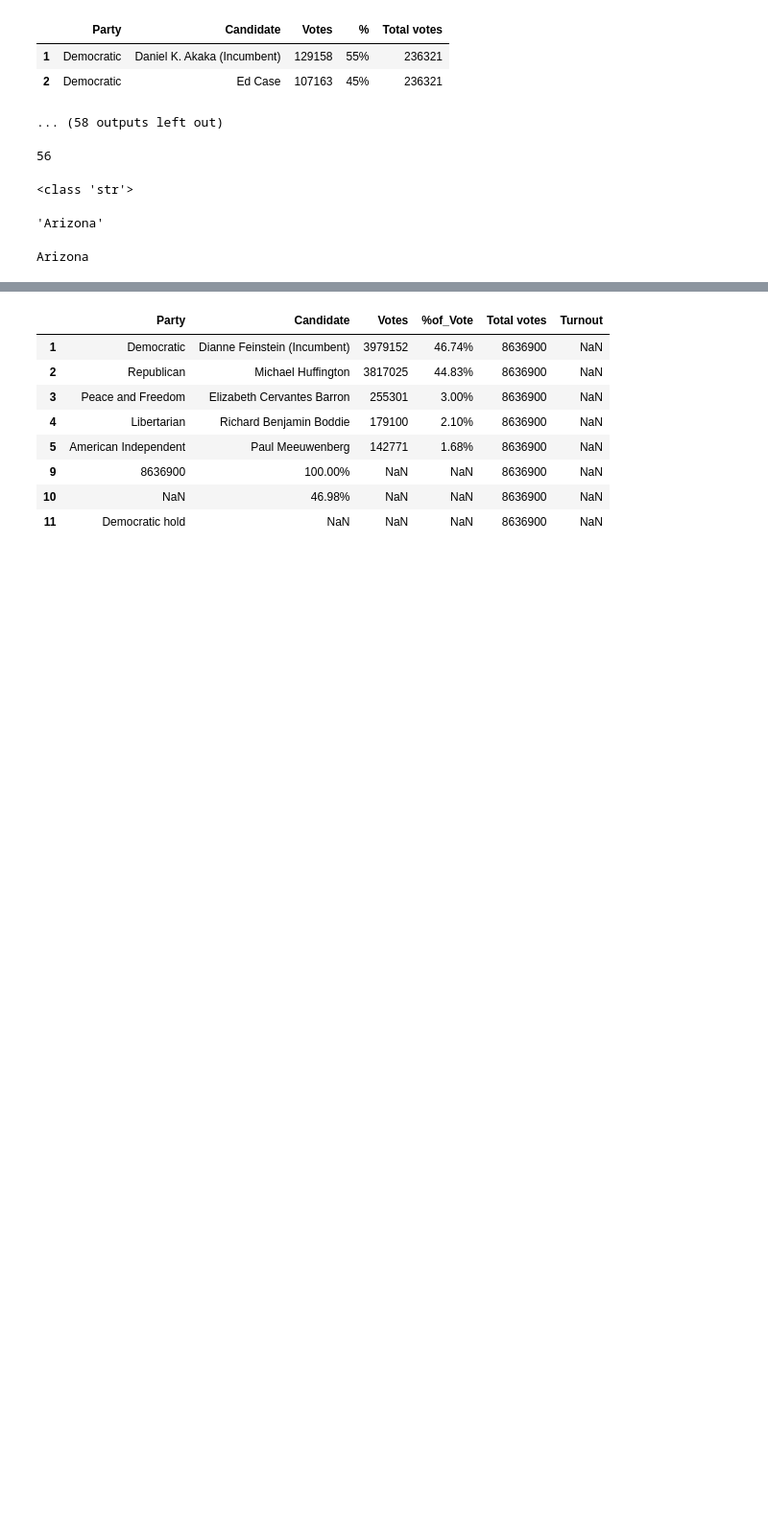
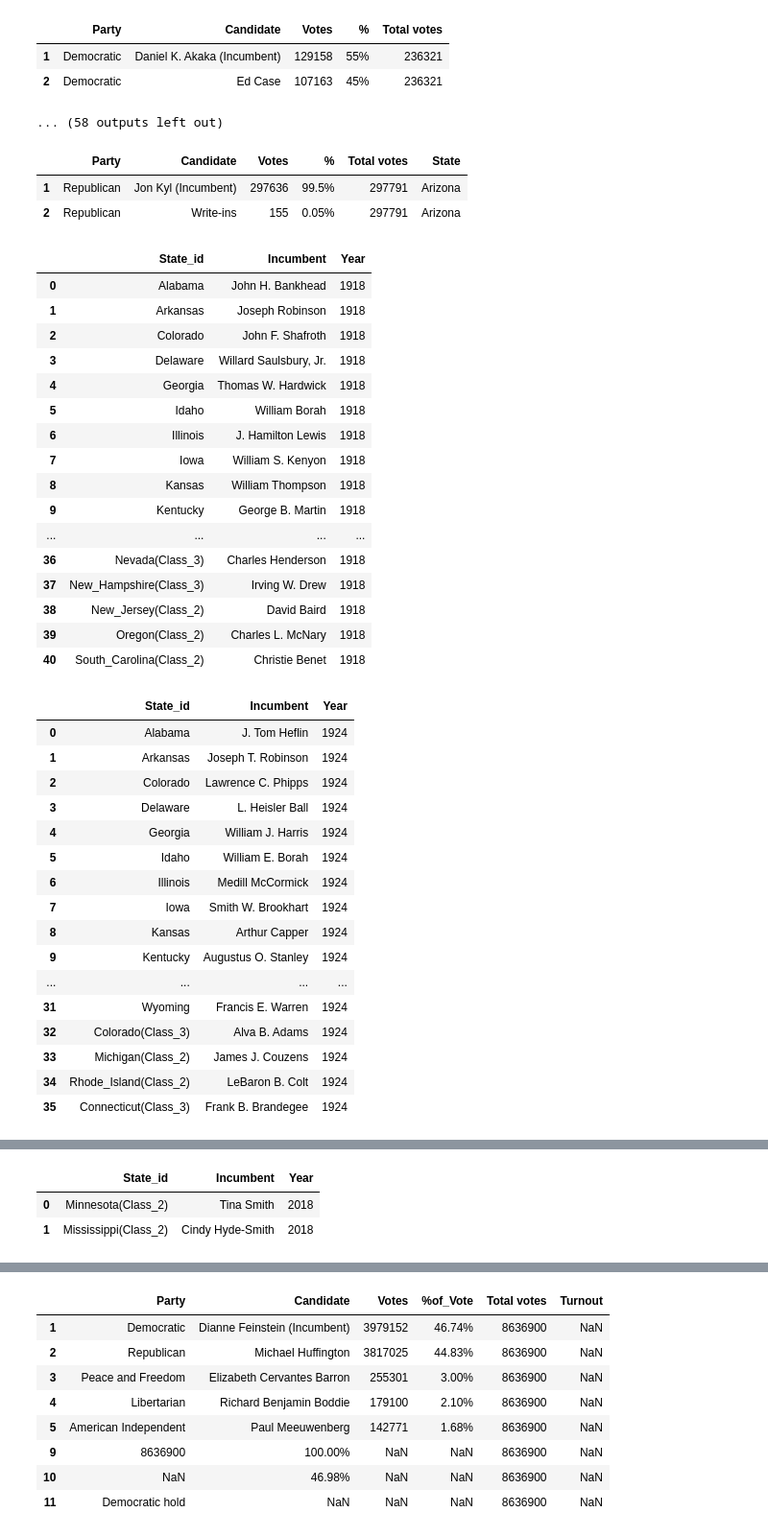
Before and after one commit to dfuller22/US_Senate_Election_Predictor, a Jupyter notebook: Playground.ipynb, the cells around one changed output, grey strips where cells are left out. Shown at 96% size. Saved outputs shown, nothing was run; the diff lists cells and outputs as text; code cells hidden in the pictures; blank space fills up the shorter version.

```diff
--- a/Playground.ipynb
+++ b/Playground.ipynb
@@ -609,19 +672,6 @@ for table in yr_st_dict['2006']:
 | 1 | Democratic | Daniel K. Akaka (Incumbent) | 129158 | 55% | 236321 |
 | 2 | Democratic | Ed Case | 107163 | 45% | 236321 |
 ... (58 outputs left out)
-# %%
-yr_st_elects = st_election_collector(election_collection_raw)
-print(len(yr_st_elects))
-yr_st_dict = st_election_cleaner(yr_st_elects, exclude=['2020', '2022', '2024'])
-# %% [output]
-56
-# %%
-test = yr_sum_dict['2006'][1].loc['Jon Kyl'].pop('State_id')
-print(type(test))
-test
-# %% [output]
-<class 'str'>
-'Arizona'
 # %%
 year = '2006'
 lookup_name = yr_sum_dict[year][1]
@@ -630,9 +680,13 @@ for table in yr_st_dict[year]:
     for name in table['Candidate']:
         if '(Incumbent)' in name:
             name = name.replace(' (Incumbent)', '')
+            ## Add counter for incumbent or not
         if name in list(lookup_name.index):
             state = lookup_name.loc[name].pop('State_id')
-
+            table['State'] = state
+    display(table)
     break
 # %% [output]
-Arizona
+|  | Party | Candidate | Votes | % | Total votes | State |
+| 1 | Republican | Jon Kyl (Incumbent) | 297636 | 99.5% | 297791 | Arizona |
+| 2 | Republican | Write-ins | 155 | 0.05% | 297791 | Arizona |
@@ -698,0 +693,45 @@ def st_election_formatter(df):
+# %%
+# lookup_name
+test_yrs = ['1918', '1924', '1976', '2006', '2016', '2018']
+test_list = []
+
+for yr in test_yrs:
+    test_list.append(yr_sum_dict[yr][1])
+
+for tab in test_list:
+    display(tab)
+# %% [output]
+|  | State_id | Incumbent | Year |
+| 0 | Alabama | John H. Bankhead | 1918 |
+| 1 | Arkansas | Joseph Robinson | 1918 |
+| 2 | Colorado | John F. Shafroth | 1918 |
+| 3 | Delaware | Willard Saulsbury, Jr. | 1918 |
+| 4 | Georgia | Thomas W. Hardwick | 1918 |
+| 5 | Idaho | William Borah | 1918 |
+| 6 | Illinois | J. Hamilton Lewis | 1918 |
+| 7 | Iowa | William S. Kenyon | 1918 |
+| 8 | Kansas | William Thompson | 1918 |
+| 9 | Kentucky | George B. Martin | 1918 |
+| ... | ... | ... | ... |
+| 36 | Nevada(Class_3) | Charles Henderson | 1918 |
+| 37 | New_Hampshire(Class_3) | Irving W. Drew | 1918 |
+| 38 | New_Jersey(Class_2) | David Baird | 1918 |
+| 39 | Oregon(Class_2) | Charles L. McNary | 1918 |
+| 40 | South_Carolina(Class_2) | Christie Benet | 1918 |
+|  | State_id | Incumbent | Year |
+| 0 | Alabama | J. Tom Heflin | 1924 |
+| 1 | Arkansas | Joseph T. Robinson | 1924 |
+| 2 | Colorado | Lawrence C. Phipps | 1924 |
+| 3 | Delaware | L. Heisler Ball | 1924 |
+| 4 | Georgia | William J. Harris | 1924 |
+| 5 | Idaho | William E. Borah | 1924 |
+| 6 | Illinois | Medill McCormick | 1924 |
+| 7 | Iowa | Smith W. Brookhart | 1924 |
+| 8 | Kansas | Arthur Capper | 1924 |
+| 9 | Kentucky | Augustus O. Stanley | 1924 |
+| ... | ... | ... | ... |
+| 31 | Wyoming | Francis E. Warren | 1924 |
+| 32 | Colorado(Class_3) | Alva B. Adams | 1924 |
+| 33 | Michigan(Class_2) | James J. Couzens | 1924 |
+| 34 | Rhode_Island(Class_2) | LeBaron B. Colt | 1924 |
+| 35 | Connecticut(Class_3) | Frank B. Brandegee | 1924 |
@@ -698,0 +789,3 @@ def st_election_formatter(df):
+|  | State_id | Incumbent | Year |
+| 0 | Minnesota(Class_2) | Tina Smith | 2018 |
+| 1 | Mississippi(Class_2) | Cindy Hyde-Smith | 2018 |
```
Also changed, not shown: parts of 16 cells of this notebook.
